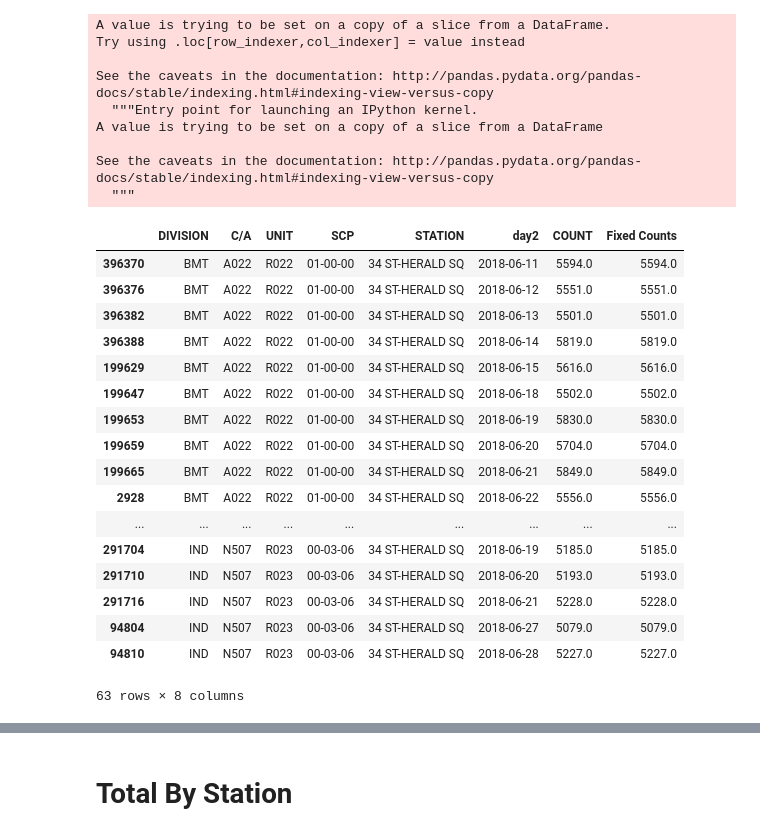
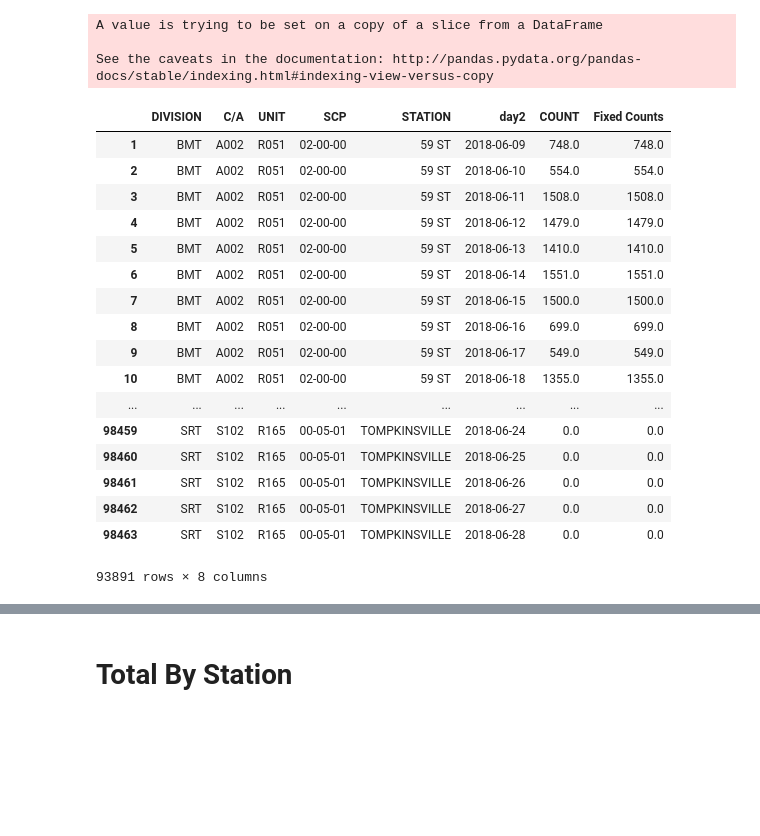
Before and after one commit to alfordlew/Project_1, a Jupyter notebook: project1.ipynb, the cells around one changed output, grey strips where cells are left out. Cells and saved outputs as stored; diff of their text form; code cells hidden in the pictures; blank space fills up the shorter version.

```diff
--- a/project1.ipynb
+++ b/project1.ipynb
@@ -46,7 +45,4 @@ See the caveats in the documentation: http://pandas.pydata.org/pandas-docs/stabl
 # %%
-by_day['day2'] = by_day['day'] - pd.Timedelta(1,'D')
-by_day.head()
-
 Counts_by_turnstile = by_day[['DIVISION','C/A','UNIT','SCP','STATION','day2','COUNT']]
 Counts_by_turnstile.dropna(axis=0, inplace=True)
 Counts_by_turnstile = Counts_by_turnstile.sort_values(['DIVISION','C/A','UNIT','SCP','day2'])
@@ -61,39 +57,30 @@ def data_cleanse(row):
 
 Counts_by_turnstile['Fixed Counts'] = Counts_by_turnstile.apply(data_cleanse, axis=1)
 # %% [output]
-A value is trying to be set on a copy of a slice from a DataFrame.
-Try using .loc[row_indexer,col_indexer] = value instead
-
-See the caveats in the documentation: http://pandas.pydata.org/pandas-docs/stable/indexing.html#indexing-view-versus-copy
-  """Entry point for launching an IPython kernel.
 A value is trying to be set on a copy of a slice from a DataFrame
 
 See the caveats in the documentation: http://pandas.pydata.org/pandas-docs/stable/indexing.html#indexing-view-versus-copy
-  """
-# %%
-(
-Counts_by_turnstile[(Counts_by_turnstile['STATION'] == '34 ST-HERALD SQ')
-                    & (Counts_by_turnstile['Fixed Counts']>5000)]
-)
-# %% [output]
-|  | DIVISION | C/A | UNIT | SCP | STATION | day2 | COUNT | Fixed Counts |
-| 396370 | BMT | A022 | R022 | 01-00-00 | 34 ST-HERALD SQ | 2018-06-11 | 5594.0 | 5594.0 |
-| 396376 | BMT | A022 | R022 | 01-00-00 | 34 ST-HERALD SQ | 2018-06-12 | 5551.0 | 5551.0 |
-| 396382 | BMT | A022 | R022 | 01-00-00 | 34 ST-HERALD SQ | 2018-06-13 | 5501.0 | 5501.0 |
-| 396388 | BMT | A022 | R022 | 01-00-00 | 34 ST-HERALD SQ | 2018-06-14 | 5819.0 | 5819.0 |
-| 199629 | BMT | A022 | R022 | 01-00-00 | 34 ST-HERALD SQ | 2018-06-15 | 5616.0 | 5616.0 |
-| 199647 | BMT | A022 | R022 | 01-00-00 | 34 ST-HERALD SQ | 2018-06-18 | 5502.0 | 5502.0 |
-| 199653 | BMT | A022 | R022 | 01-00-00 | 34 ST-HERALD SQ | 2018-06-19 | 5830.0 | 5830.0 |
-| 199659 | BMT | A022 | R022 | 01-00-00 | 34 ST-HERALD SQ | 2018-06-20 | 5704.0 | 5704.0 |
-| 199665 | BMT | A022 | R022 | 01-00-00 | 34 ST-HERALD SQ | 2018-06-21 | 5849.0 | 5849.0 |
-| 2928 | BMT | A022 | R022 | 01-00-00 | 34 ST-HERALD SQ | 2018-06-22 | 5556.0 | 5556.0 |
-| ... | ... | ... | ... | ... | ... | ... | ... | ... |
-| 291704 | IND | N507 | R023 | 00-03-06 | 34 ST-HERALD SQ | 2018-06-19 | 5185.0 | 5185.0 |
-| 291710 | IND | N507 | R023 | 00-03-06 | 34 ST-HERALD SQ | 2018-06-20 | 5193.0 | 5193.0 |
-| 291716 | IND | N507 | R023 | 00-03-06 | 34 ST-HERALD SQ | 2018-06-21 | 5228.0 | 5228.0 |
-| 94804 | IND | N507 | R023 | 00-03-06 | 34 ST-HERALD SQ | 2018-06-27 | 5079.0 | 5079.0 |
-| 94810 | IND | N507 | R023 | 00-03-06 | 34 ST-HERALD SQ | 2018-06-28 | 5227.0 | 5227.0 |
-63 rows × 8 columns
+# %%
+Counts_by_turnstile
+# %% [output]
+|  | DIVISION | C/A | UNIT | SCP | STATION | day2 | COUNT | Fixed Counts |
+| 1 | BMT | A002 | R051 | 02-00-00 | 59 ST | 2018-06-09 | 748.0 | 748.0 |
+| 2 | BMT | A002 | R051 | 02-00-00 | 59 ST | 2018-06-10 | 554.0 | 554.0 |
+| 3 | BMT | A002 | R051 | 02-00-00 | 59 ST | 2018-06-11 | 1508.0 | 1508.0 |
+| 4 | BMT | A002 | R051 | 02-00-00 | 59 ST | 2018-06-12 | 1479.0 | 1479.0 |
+| 5 | BMT | A002 | R051 | 02-00-00 | 59 ST | 2018-06-13 | 1410.0 | 1410.0 |
+| 6 | BMT | A002 | R051 | 02-00-00 | 59 ST | 2018-06-14 | 1551.0 | 1551.0 |
+| 7 | BMT | A002 | R051 | 02-00-00 | 59 ST | 2018-06-15 | 1500.0 | 1500.0 |
+| 8 | BMT | A002 | R051 | 02-00-00 | 59 ST | 2018-06-16 | 699.0 | 699.0 |
+| 9 | BMT | A002 | R051 | 02-00-00 | 59 ST | 2018-06-17 | 549.0 | 549.0 |
+| 10 | BMT | A002 | R051 | 02-00-00 | 59 ST | 2018-06-18 | 1355.0 | 1355.0 |
+| ... | ... | ... | ... | ... | ... | ... | ... | ... |
+| 98459 | SRT | S102 | R165 | 00-05-01 | TOMPKINSVILLE | 2018-06-24 | 0.0 | 0.0 |
+| 98460 | SRT | S102 | R165 | 00-05-01 | TOMPKINSVILLE | 2018-06-25 | 0.0 | 0.0 |
+| 98461 | SRT | S102 | R165 | 00-05-01 | TOMPKINSVILLE | 2018-06-26 | 0.0 | 0.0 |
+| 98462 | SRT | S102 | R165 | 00-05-01 | TOMPKINSVILLE | 2018-06-27 | 0.0 | 0.0 |
+| 98463 | SRT | S102 | R165 | 00-05-01 | TOMPKINSVILLE | 2018-06-28 | 0.0 | 0.0 |
+93891 rows × 8 columns
 # %%
 %matplotlib inline
 # %%
```
Also changed, not shown: parts of 18 cells of this notebook, 8 other files.
